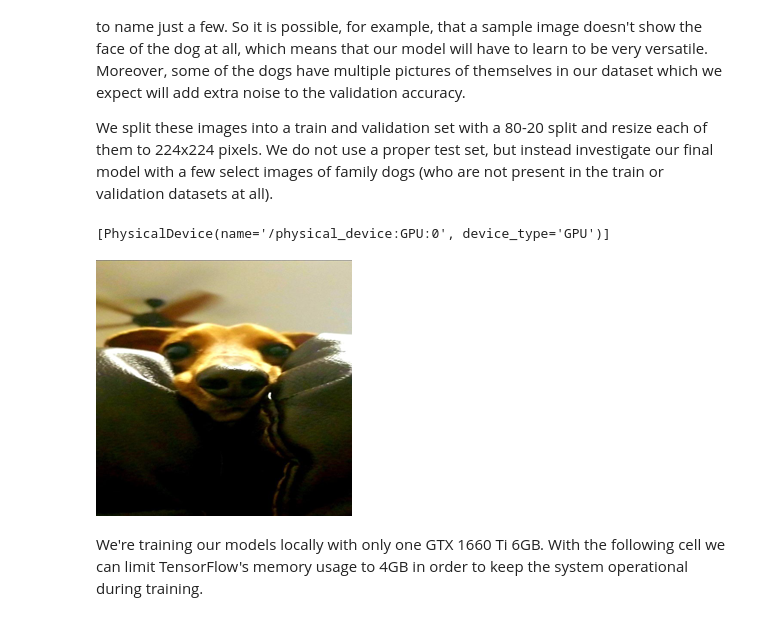
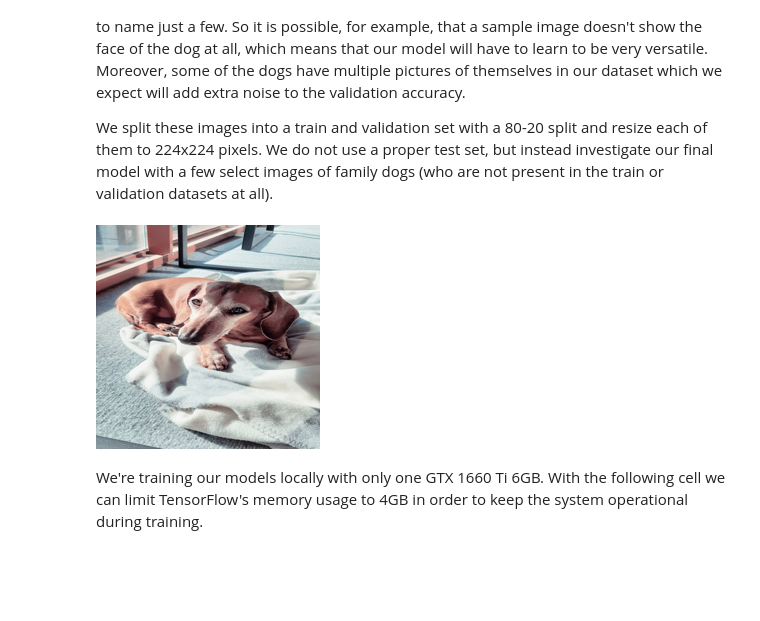
Before and after one commit to nlaaksonen/doxie-detector, a Jupyter notebook: cnn_models.ipynb, the cells around one changed output. Drawn from its saved outputs; the diff is of its cells as text; code cells hidden in the pictures; blank space fills up the shorter version.

```diff
--- a/cnn_models.ipynb
+++ b/cnn_models.ipynb
@@ -25,24 +25,23 @@ We split these images into a train and validation set with a 80-20 split and res
 # %%
 import numpy as np
 import pandas as pd
 import tensorflow as tf
 from tensorflow.keras import layers
-import os
+import os, glob
 import matplotlib.pyplot as plt
 from matplotlib.ticker import MaxNLocator
-import PIL
-import PIL.Image
+import PIL, PIL.Image
 import pickle
-import glob
+from IPython.core.display import HTML
 
-print(tf.config.list_physical_devices('GPU'))
+display(HTML("<style>div.jp-RenderedText {overflow-y: auto; max-height: 200px;}</style>"))
+
 DATA_DIR = 'data'
 dachshunds = ['data/dachshund/' + i for i in os.listdir('data/dachshund')
               if os.path.splitext(i)[1][1:] in ["jpeg", "jpg", "png"]]
-PIL.Image.open(dachshunds[3]).resize((256,256))
+PIL.Image.open(dachshunds[1]).resize((224,224))
 # %% [output]
-[PhysicalDevice(name='/physical_device:GPU:0', device_type='GPU')]
-[figure, old version]
+[figure, new version]
 # %% [markdown]
 We're training our models locally with only one GTX 1660 Ti 6GB. With the following cell we can limit TensorFlow's memory usage to 4GB in order to keep the system operational during training.
 # %%
```
Also changed, not shown: parts of 1 cell of this notebook, 1 other file.
